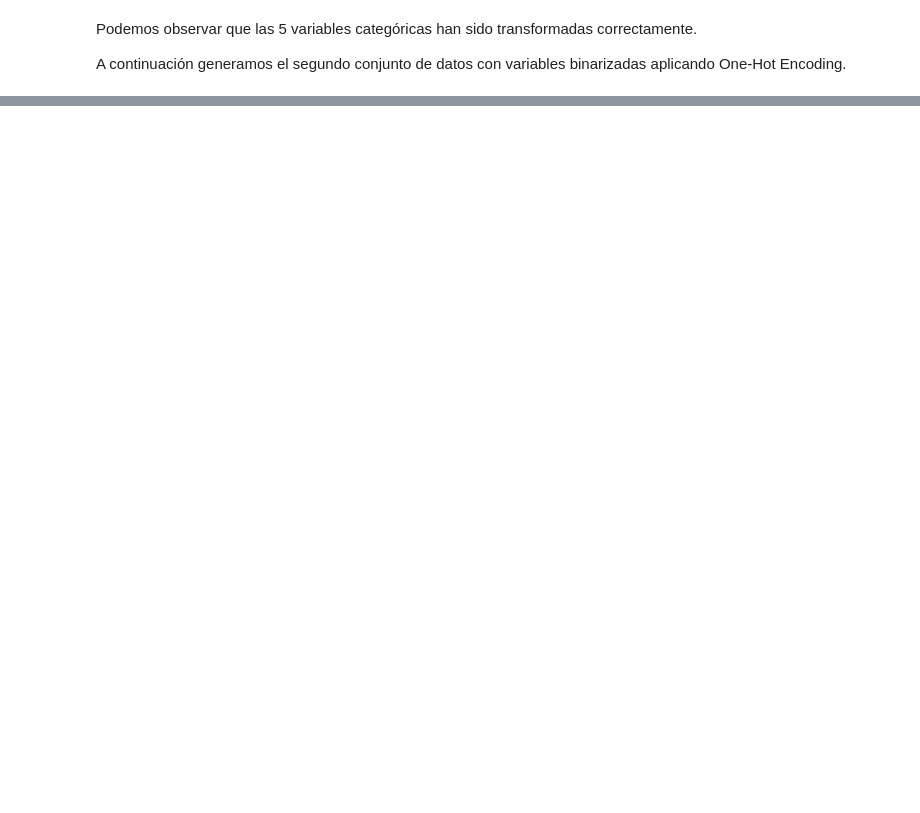
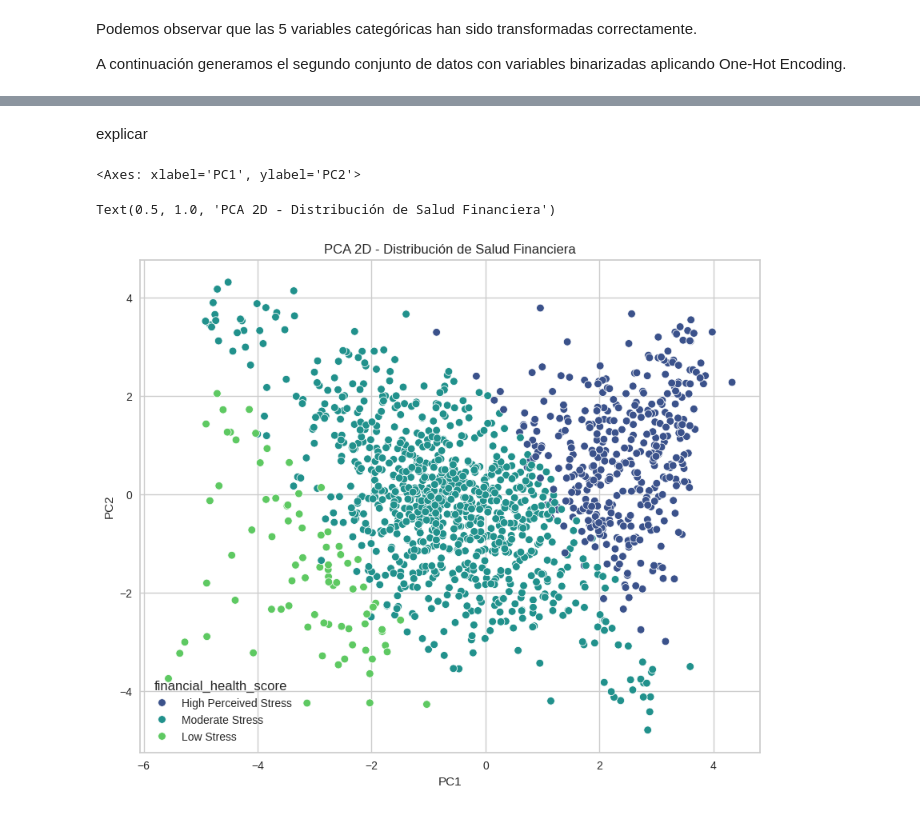
Before and after one commit to martingranados532004/APA-PROBLEMES-INDIVIDUALS, a Jupyter notebook: problema2-ex4.ipynb, the cells around one changed output, grey strips where cells are left out. Cells and saved outputs as stored; diff of their text form; code cells hidden in the pictures; blank space fills up the shorter version.

```diff
--- a/problema2-ex4.ipynb
+++ b/problema2-ex4.ipynb
@@ -196,0 +345,17 @@ plt.show()
+# %% [markdown]
+explicar
+# %%
+transformed_spending = pca_model.transform(X_train_bin_scaled)
+
+df_plot = X_train_bin_scaled.copy()
+df_plot['PC1'] = transformed_spending[:, 0]
+df_plot['PC2'] = transformed_spending[:, 1]
+df_plot['financial_health_score'] = y_train.values
+
+fig = plt.figure(figsize=(10,8))
+sns.scatterplot(x='PC1', y='PC2', hue='financial_health_score', data=df_plot, palette='viridis')
+plt.title('PCA 2D - Distribución de Salud Financiera')
+# %% [output]
+<Axes: xlabel='PC1', ylabel='PC2'>
+Text(0.5, 1.0, 'PCA 2D - Distribución de Salud Financiera')
+[figure, added]
```
Also changed, not shown: parts of 13 cells of this notebook.
